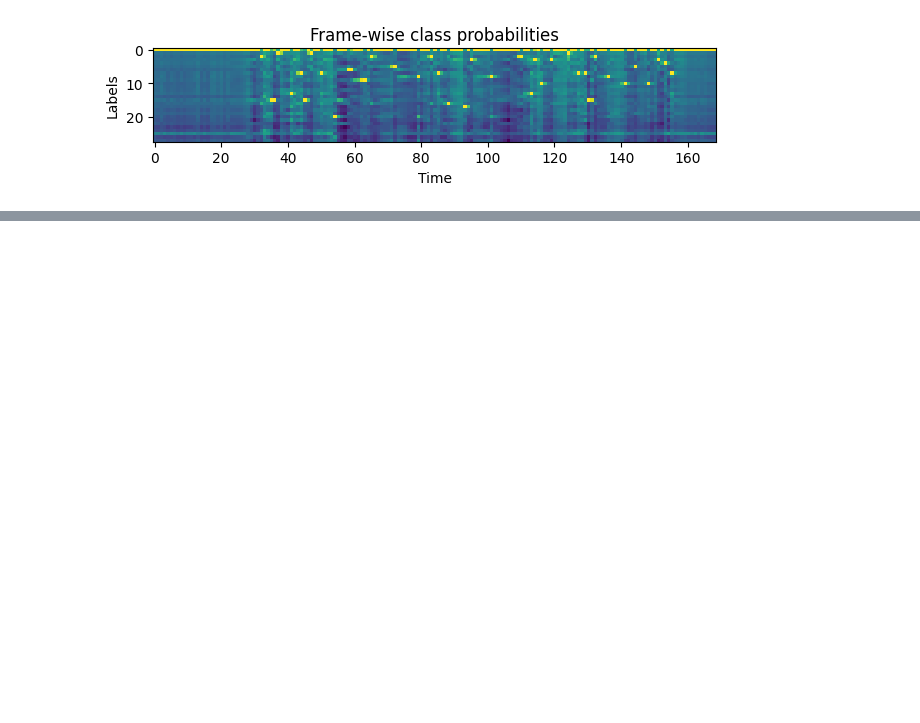
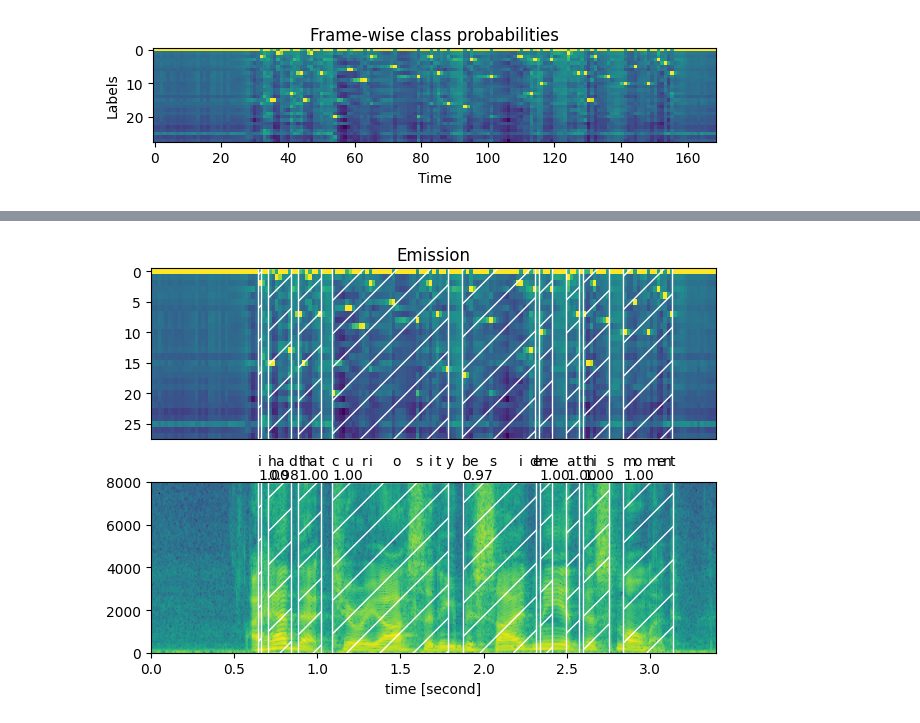
Before and after one commit to ebrahimfeghhi/brainaudio, a Jupyter notebook: code_debugging/forced_alignments.ipynb, the cells around one changed output, grey strips where cells are left out. Drawn from its saved outputs; the diff is of its cells as text; code cells hidden in the pictures; blank space fills up the shorter version.

```diff
--- a/code_debugging/forced_alignments.ipynb
+++ b/code_debugging/forced_alignments.ipynb
@@ -57,0 +106,6 @@ plot_emission(emission[0])
+# %%
+token_spans = F.merge_tokens(aligned_tokens, alignment_scores)
+
+print("Token\tTime\tScore")
+for s in token_spans:
+    print(f"{LABELS[s.token]}\t[{s.start:3d}, {s.end:3d})\t{s.score:.2f}")
@@ -57,0 +134,12 @@ plot_emission(emission[0])
+# %%
+def unflatten(list_, lengths):
+    assert len(list_) == sum(lengths)
+    i = 0
+    ret = []
+    for l in lengths:
+        ret.append(list_[i : i + l])
+        i += l
+    return ret
+
+
+word_spans = unflatten(token_spans, [len(word) for word in TRANSCRIPT])
@@ -57,0 +196,27 @@ plot_emission(emission[0])
+# %%
+def plot_alignments(waveform, token_spans, emission, transcript, sample_rate=bundle.sample_rate):
+    ratio = waveform.size(1) / emission.size(1) / sample_rate
+
+    fig, axes = plt.subplots(2, 1)
+    axes[0].imshow(emission[0].detach().cpu().T, aspect="auto")
+    axes[0].set_title("Emission")
+    axes[0].set_xticks([])
+
+    axes[1].specgram(waveform[0], Fs=sample_rate)
+    for t_spans, chars in zip(token_spans, transcript):
+        t0, t1 = t_spans[0].start + 0.1, t_spans[-1].end - 0.1
+        axes[0].axvspan(t0 - 0.5, t1 - 0.5, facecolor="None", hatch="/", edgecolor="white")
+        axes[1].axvspan(ratio * t0, ratio * t1, facecolor="None", hatch="/", edgecolor="white")
+        axes[1].annotate(f"{_score(t_spans):.2f}", (ratio * t0, sample_rate * 0.51), annotation_clip=False)
+
+        for span, char in zip(t_spans, chars):
+            t0 = span.start * ratio
+            axes[1].annotate(char, (t0, sample_rate * 0.55), annotation_clip=False)
+
+    axes[1].set_xlabel("time [second]")
+    axes[1].set_xlim([0, None])
+    fig.tight_layout()
+# %%
+plot_alignments(waveform, word_spans, emission, TRANSCRIPT)
+# %% [output]
+[figure, added]
```
Also changed, not shown: parts of 14 cells of this notebook, 2 other files.
